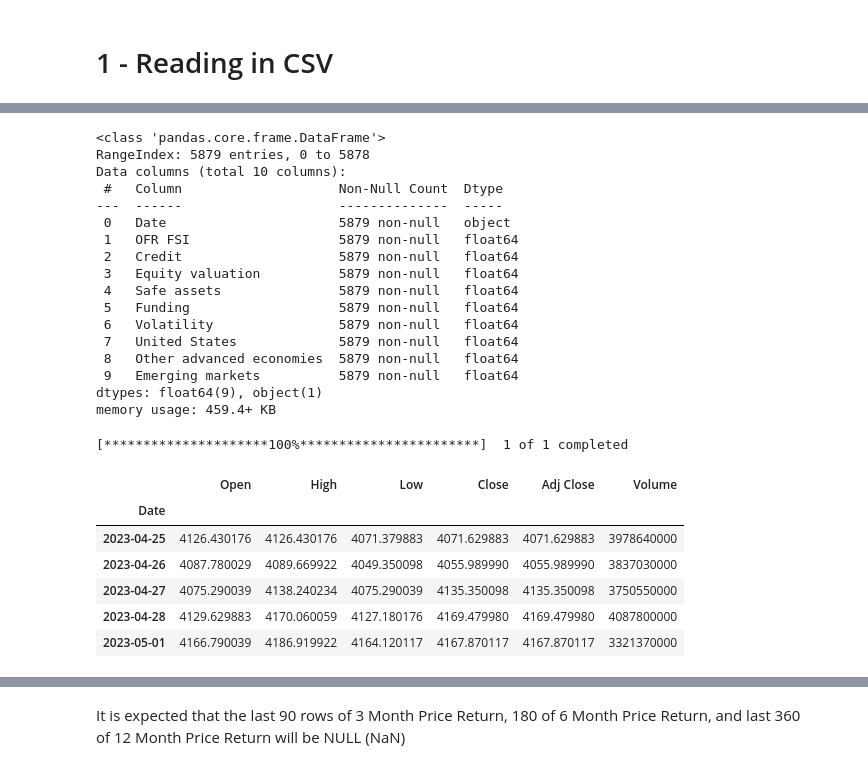
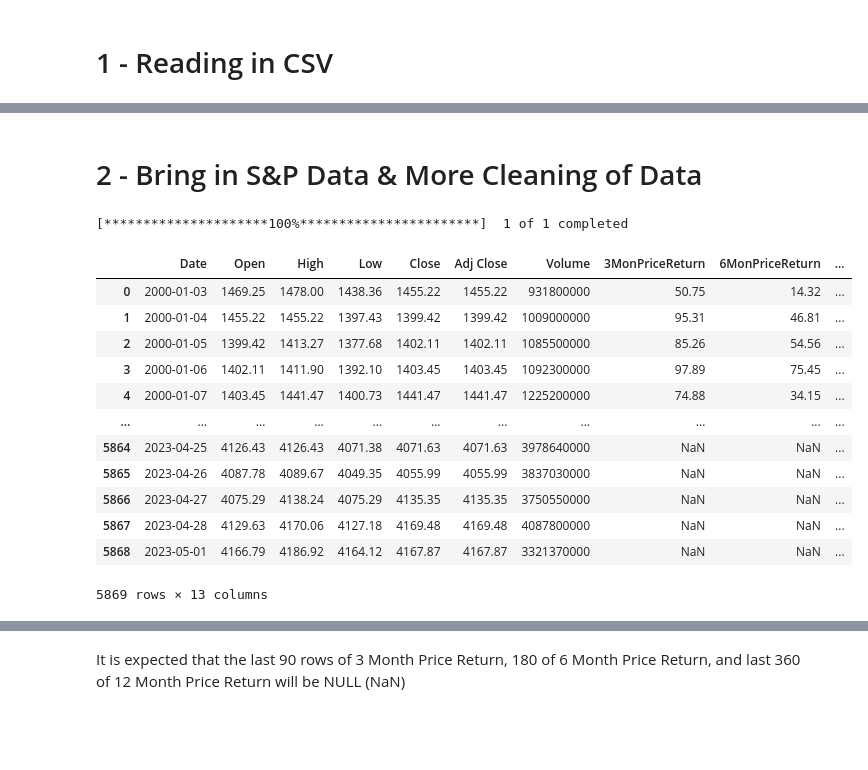
Before and after one commit to luke-anglin/PriceReturnCorr, a Jupyter notebook: Price Return Corr.ipynb, the cells around one changed output, grey strips where cells are left out. Drawn from its saved outputs; the diff is of its cells as text; code cells hidden in the pictures; blank space fills up the shorter version.

```diff
--- a/Price Return Corr.ipynb
+++ b/Price Return Corr.ipynb
@@ -8,6 +14,8 @@
 # %%
 import pandas as pd
 import numpy as np
+# display the DataFrame with only 2 decimal places
+pd.options.display.float_format = '{:.2f}'.format
 # %% [markdown]
 # Assumptions
 # %% [markdown]
@@ -56,40 +54,38 @@ data.tail()
-# %%
-data.info()
-# %% [output]
-<class 'pandas.core.frame.DataFrame'>
-RangeIndex: 5879 entries, 0 to 5878
-Data columns (total 10 columns):
- #   Column                    Non-Null Count  Dtype
----  ------                    --------------  -----
- 0   Date                      5879 non-null   object
- 1   OFR FSI                   5879 non-null   float64
- 2   Credit                    5879 non-null   float64
- 3   Equity valuation          5879 non-null   float64
- 4   Safe assets               5879 non-null   float64
- 5   Funding                   5879 non-null   float64
- 6   Volatility                5879 non-null   float64
- 7   United States             5879 non-null   float64
- 8   Other advanced economies  5879 non-null   float64
- 9   Emerging markets          5879 non-null   float64
-dtypes: float64(9), object(1)
-memory usage: 459.4+ KB
+# %% [markdown]
+# 2 - Bring in S&P Data & More Cleaning of Data
 # %%
 from pandas_datareader import data as pdr
 import datetime as dt
 import yfinance as yfin
 yfin.pdr_override()
 
 start_date = dt.datetime(2001, 1, 1)
 end_date = dt.datetime(2023, 5, 2)
 
 df = pdr.get_data_yahoo("^GSPC", start="2000-01-03", end="2023-05-02")
-df.tail()
+df = df.reset_index()
+#
+df["3MonPriceReturn"] = df["Close"].shift(-1 * int(365.25 / 4 * .69)) - df["Close"]
+df["6MonPriceReturn"] = df["Close"].shift(-1 * int(365.25 / 2 * .69)) - df["Close"]
+df["12MonPriceReturn"] = df["Close"].shift(-1 * int(365.25 * .69)) - df["Close"]
+df["36MonPriceReturn"] = df["Close"].shift(-1 * int(365.25 * 3 * .69)) - df["Close"]
+df["60MonPriceReturn"] = df["Close"].shift(-1 * int(365.25 * 5 * .69)) - df["Close"]
+df["120MonPriceReturn"] = df["Close"].shift(-1 * int(365.25 * 10 * .69)) - df["Close"]
+
+
+df
 # %% [output]
 [*********************100%***********************]  1 of 1 completed
-|  | Open | High | Low | Close | Adj Close | Volume |
-| Date |  |  |  |  |  |  |
-| 2023-04-25 | 4126.430176 | 4126.430176 | 4071.379883 | 4071.629883 | 4071.629883 | 3978640000 |
-| 2023-04-26 | 4087.780029 | 4089.669922 | 4049.350098 | 4055.989990 | 4055.989990 | 3837030000 |
-| 2023-04-27 | 4075.290039 | 4138.240234 | 4075.290039 | 4135.350098 | 4135.350098 | 3750550000 |
-| 2023-04-28 | 4129.629883 | 4170.060059 | 4127.180176 | 4169.479980 | 4169.479980 | 4087800000 |
-| 2023-05-01 | 4166.790039 | 4186.919922 | 4164.120117 | 4167.870117 | 4167.870117 | 3321370000 |
+|  | Date | Open | High | Low | Close | Adj Close | Volume | 3MonPriceReturn | 6MonPriceReturn | ... |
+| 0 | 2000-01-03 | 1469.25 | 1478.00 | 1438.36 | 1455.22 | 1455.22 | 931800000 | 50.75 | 14.32 | ... |
+| 1 | 2000-01-04 | 1455.22 | 1455.22 | 1397.43 | 1399.42 | 1399.42 | 1009000000 | 95.31 | 46.81 | ... |
+| 2 | 2000-01-05 | 1399.42 | 1413.27 | 1377.68 | 1402.11 | 1402.11 | 1085500000 | 85.26 | 54.56 | ... |
+| 3 | 2000-01-06 | 1402.11 | 1411.90 | 1392.10 | 1403.45 | 1403.45 | 1092300000 | 97.89 | 75.45 | ... |
+| 4 | 2000-01-07 | 1403.45 | 1441.47 | 1400.73 | 1441.47 | 1441.47 | 1225200000 | 74.88 | 34.15 | ... |
+| ... | ... | ... | ... | ... | ... | ... | ... | ... | ... | ... |
+| 5864 | 2023-04-25 | 4126.43 | 4126.43 | 4071.38 | 4071.63 | 4071.63 | 3978640000 | NaN | NaN | ... |
+| 5865 | 2023-04-26 | 4087.78 | 4089.67 | 4049.35 | 4055.99 | 4055.99 | 3837030000 | NaN | NaN | ... |
+| 5866 | 2023-04-27 | 4075.29 | 4138.24 | 4075.29 | 4135.35 | 4135.35 | 3750550000 | NaN | NaN | ... |
+| 5867 | 2023-04-28 | 4129.63 | 4170.06 | 4127.18 | 4169.48 | 4169.48 | 4087800000 | NaN | NaN | ... |
+| 5868 | 2023-05-01 | 4166.79 | 4186.92 | 4164.12 | 4167.87 | 4167.87 | 3321370000 | NaN | NaN | ... |
+5869 rows × 13 columns
```
Also changed, not shown: parts of 23 cells of this notebook, 3 other files.
